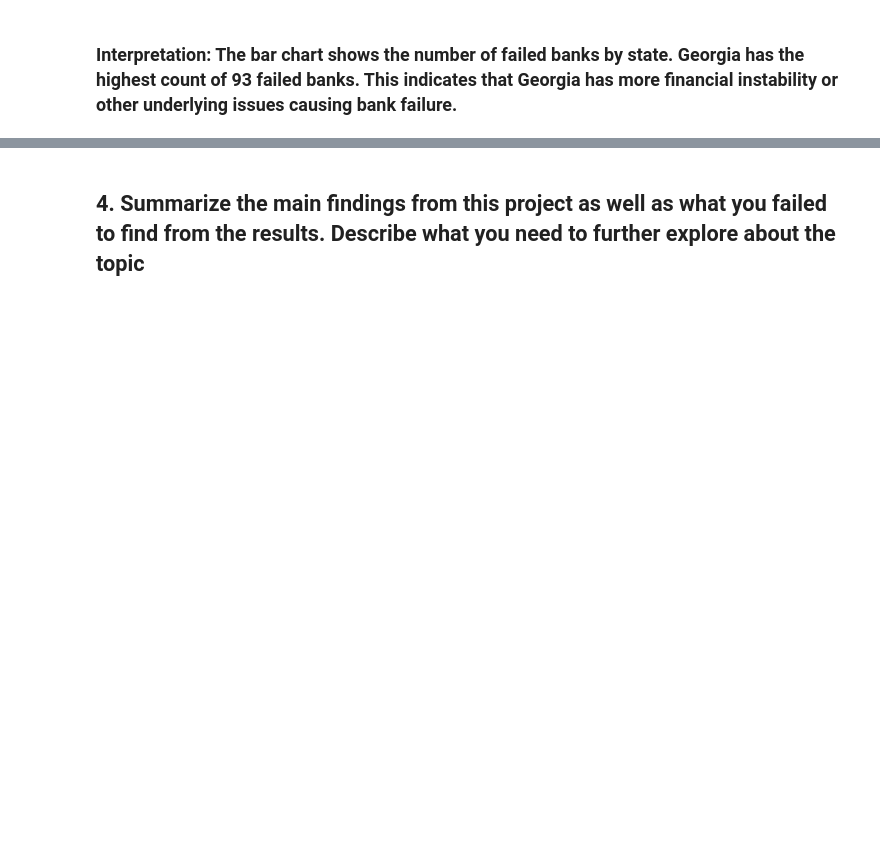
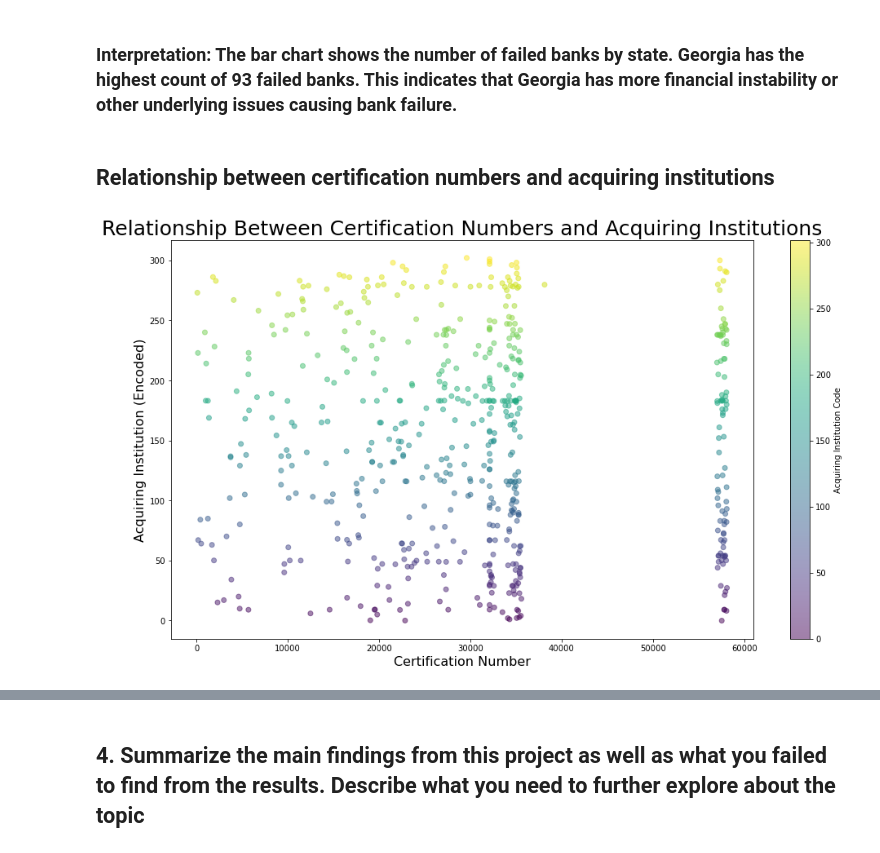
Before and after one commit to ofaronbiKsu/Data_Analytics-COMP-3800-, a Jupyter notebook: Project 1.ipynb, the cells around one changed output, grey strips where cells are left out. Saved outputs shown, nothing was run; the diff lists cells and outputs as text; code cells hidden in the pictures; blank space fills up the shorter version.

```diff
--- a/Project 1.ipynb
+++ b/Project 1.ipynb
@@ -173,3 +176,34 @@ plt.show()
 ### c. Interpret the result. Explain your findings.
 # %% [markdown]
 ### Interpretation: The bar chart shows the number of failed banks by state. Georgia has the highest count of 93 failed banks. This indicates that Georgia has more financial instability or other underlying issues causing bank failure.
+# %% [markdown]
+## Relationship between certification numbers and acquiring institutions
+# %%
+# Acquiring Institution to categorical variable
+banklist_dt['Acquiring Institution Code'] = banklist_dt['Acquiring Institution'].astype('category').cat.codes
+
+# Add jittering to Acquiring Institution Code
+jitter = np.random.normal(0, 0.1, size=banklist_dt['Acquiring Institution Code'].shape)
+banklist_dt['Acquiring Institution Code Jittered'] = banklist_dt['Acquiring Institution Code'] + jitter
+
+# Scatered plot size
+plt.figure(figsize=(16, 9))
+
+# Scatered plot
+plt.scatter(banklist_dt['Cert'], banklist_dt['Acquiring Institution Code Jittered'], alpha=0.5, c=banklist_dt['Acquiring Institution Code'], cmap='viridis')
+
+# Title
+plt.title('Relationship Between Certification Numbers and Acquiring Institutions', size=25)
+
+# X axis label
+plt.xlabel('Certification Number', size=16)
+
+# Y axis label
+plt.ylabel('Acquiring Institution (Encoded)', size=16)
+
+# Scatered plot color bar
+plt.colorbar(label='Acquiring Institution Code')
+
+plt.show()
+# %% [output]
+[figure, added]
```
Also changed, not shown: parts of 12 cells of this notebook.
